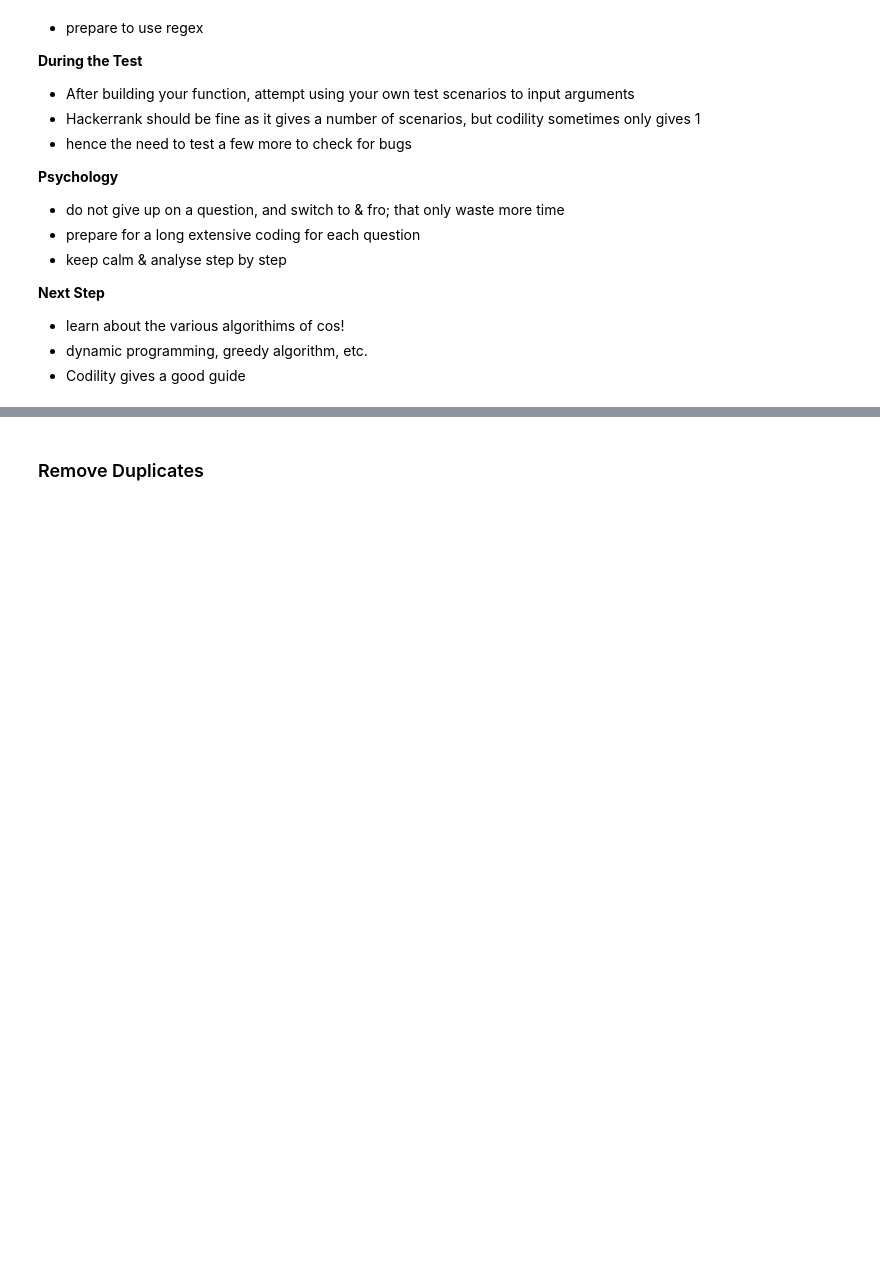
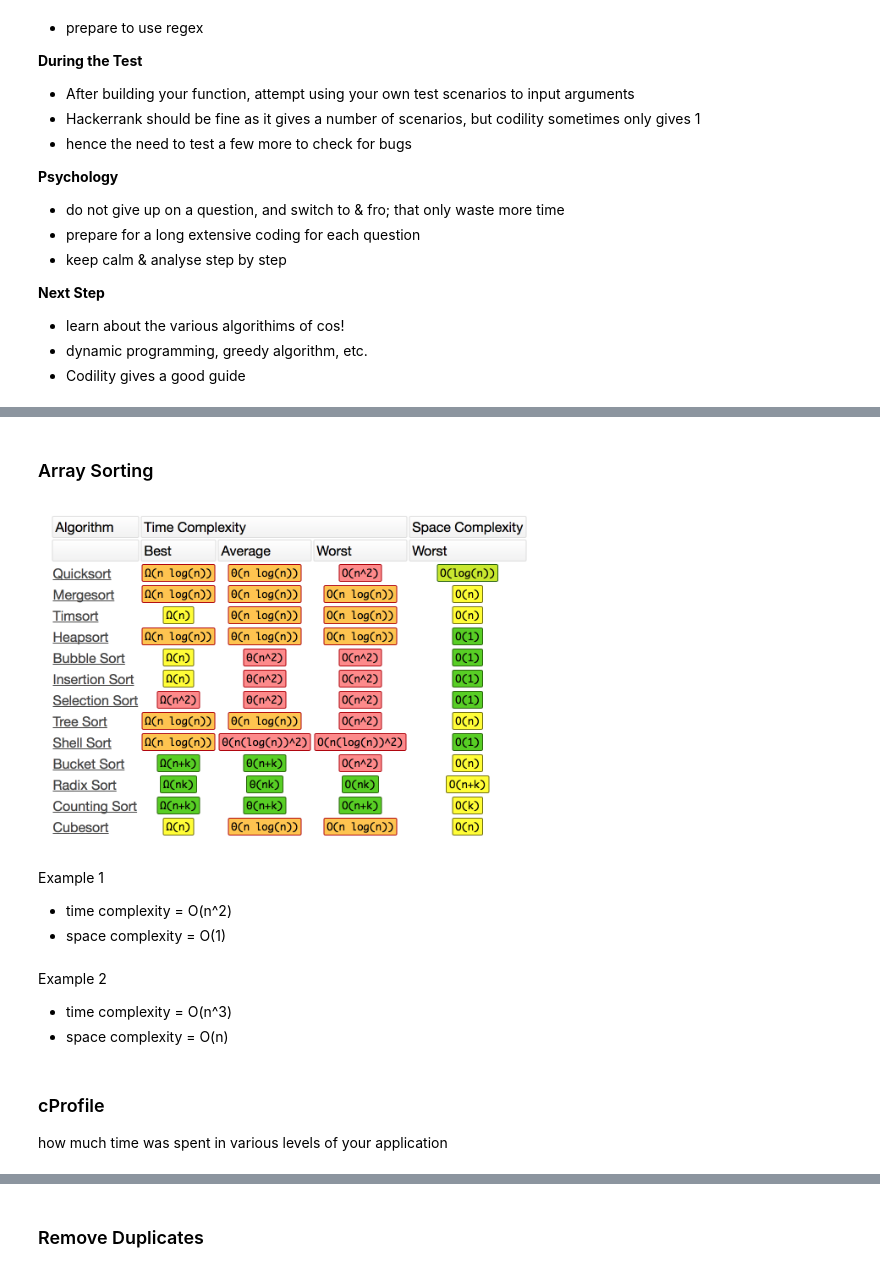
Before and after one commit to mapattacker/cheatsheets, a Jupyter notebook: python/Basics of Algorithms.ipynb, the cells around one changed output, grey strips where cells are left out. Drawn from its saved outputs; the diff is of its cells as text; code cells hidden in the pictures; blank space fills up the shorter version.

```diff
--- a/python/Basics of Algorithms.ipynb
+++ b/python/Basics of Algorithms.ipynb
@@ -29,0 +52,10 @@ __Next Step__
+# %% [markdown]
+### Array Sorting
+# %%
+Image("../img/big_o3.png", width=500)
+# %% [output]
+[figure, added]
+# %% [markdown]
+Example 1
+ * time complexity = O(n^2)
+ * space complexity = O(1)
@@ -29,0 +67,4 @@ __Next Step__
+# %% [markdown]
+Example 2
+ * time complexity = O(n^3)
+ * space complexity = O(n)
@@ -29,0 +79,3 @@ __Next Step__
+# %% [markdown]
+### cProfile
+how much time was spent in various levels of your application
```
Also changed, not shown: parts of 10 cells of this notebook, 10 other files.
